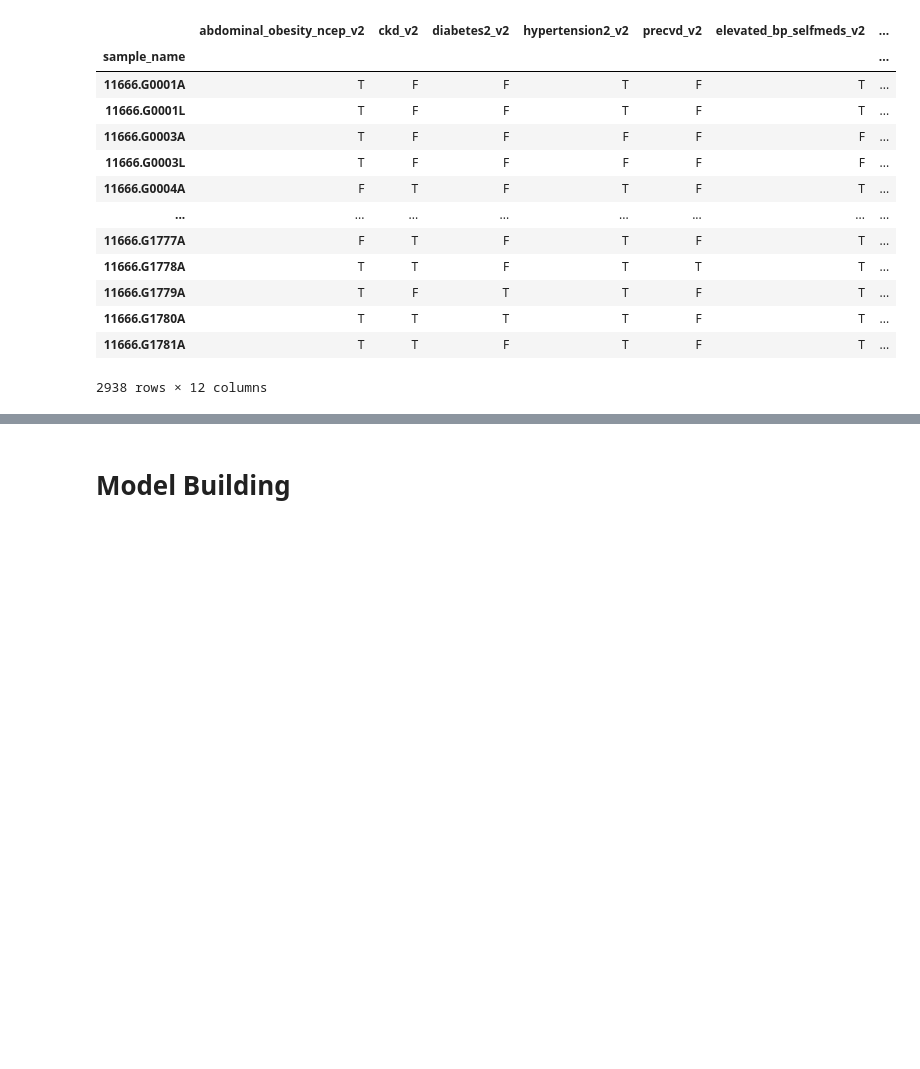
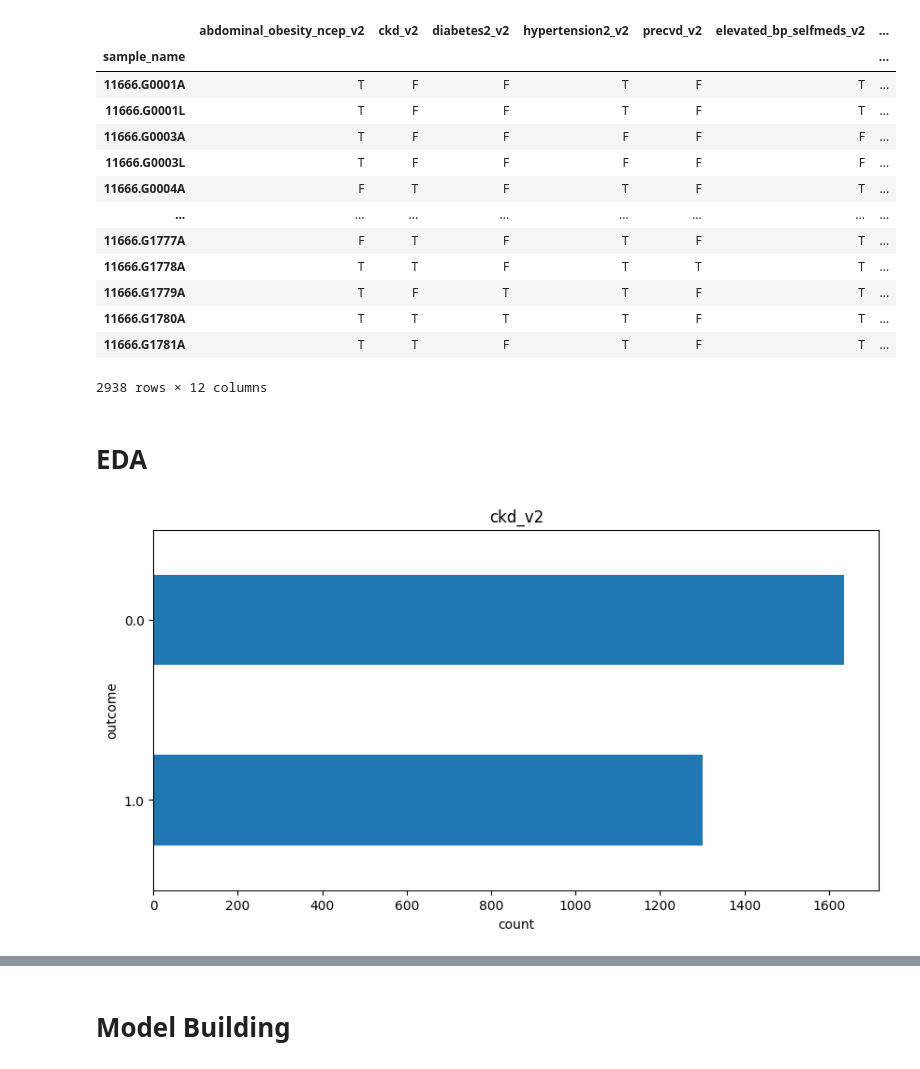
Before and after one commit to Amandoj/DSC180-Q2-Project, a Jupyter notebook: analysis.ipynb, the cells around one changed output, grey strips where cells are left out. Cells and saved outputs as stored; diff of their text form; code cells hidden in the pictures; blank space fills up the shorter version.

```diff
--- a/analysis.ipynb
+++ b/analysis.ipynb
@@ -95,3 +98,9 @@ organized_metadata[1]
 | 11666.G1780A | T | T | T | T | F | T | ... |
 | 11666.G1781A | T | T | F | T | F | T | ... |
 2938 rows × 12 columns
+# %% [markdown]
+# EDA
+# %%
+make_visualizations.create_bar_col_binary(organized_metadata[0], 'ckd_v2')
+# %% [output]
+[figure, added]
```
Also changed, not shown: parts of 7 cells of this notebook, 3 other files.
